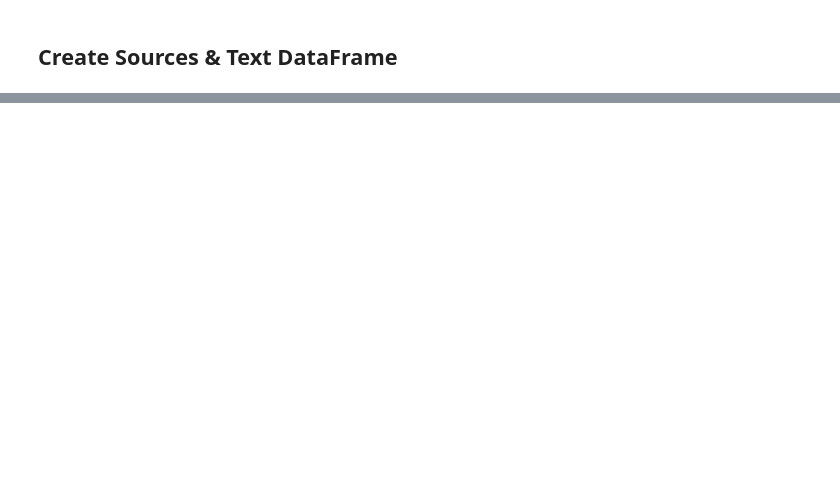
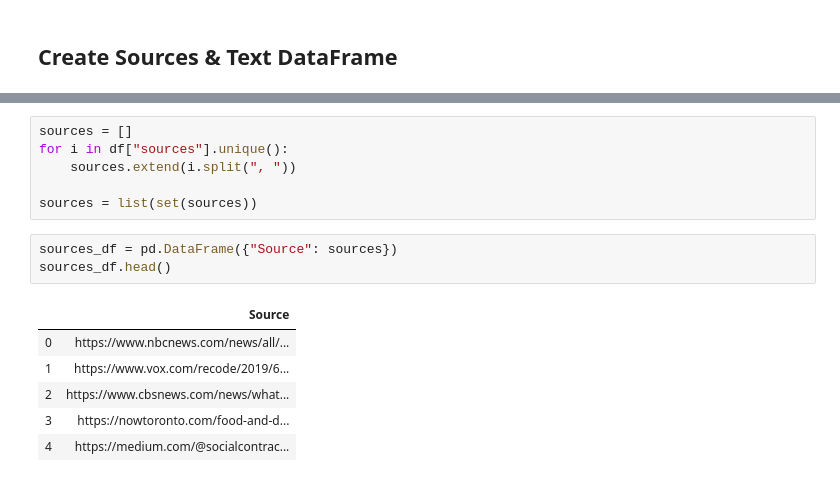
Before and after one commit to collective-action/tech, a Jupyter notebook: analysis/NLP - Keywords From Articles.ipynb, the cells around one changed output, grey strips where cells are left out. Cells and saved outputs as stored; diff of their text form; blank space fills up the shorter version.

Commit message:
Create Sources and Texts DataFrame. There exists at least one problematic url, where the server IP address cannot be found.

```diff
--- a/analysis/NLP - Keywords From Articles.ipynb
+++ b/analysis/NLP - Keywords From Articles.ipynb
@@ -85,0 +84,16 @@ df["sources"] = df["sources"] = df["sources"].astype(str).str.strip("[]\'")
+# %%
+sources = []
+for i in df["sources"].unique():
+    sources.extend(i.split(", "))
+
+sources = list(set(sources))
+# %%
+sources_df = pd.DataFrame({"Source": sources})
+sources_df.head()
+# %% [output]
+|  | Source |
+| 0 | https://www.nbcnews.com/news/all/... |
+| 1 | https://www.vox.com/recode/2019/6... |
+| 2 | https://www.cbsnews.com/news/what... |
+| 3 | https://nowtoronto.com/food-and-d... |
+| 4 | https://medium.com/@socialcontrac... |
```
Also changed, not shown: parts of 6 cells of this notebook.
